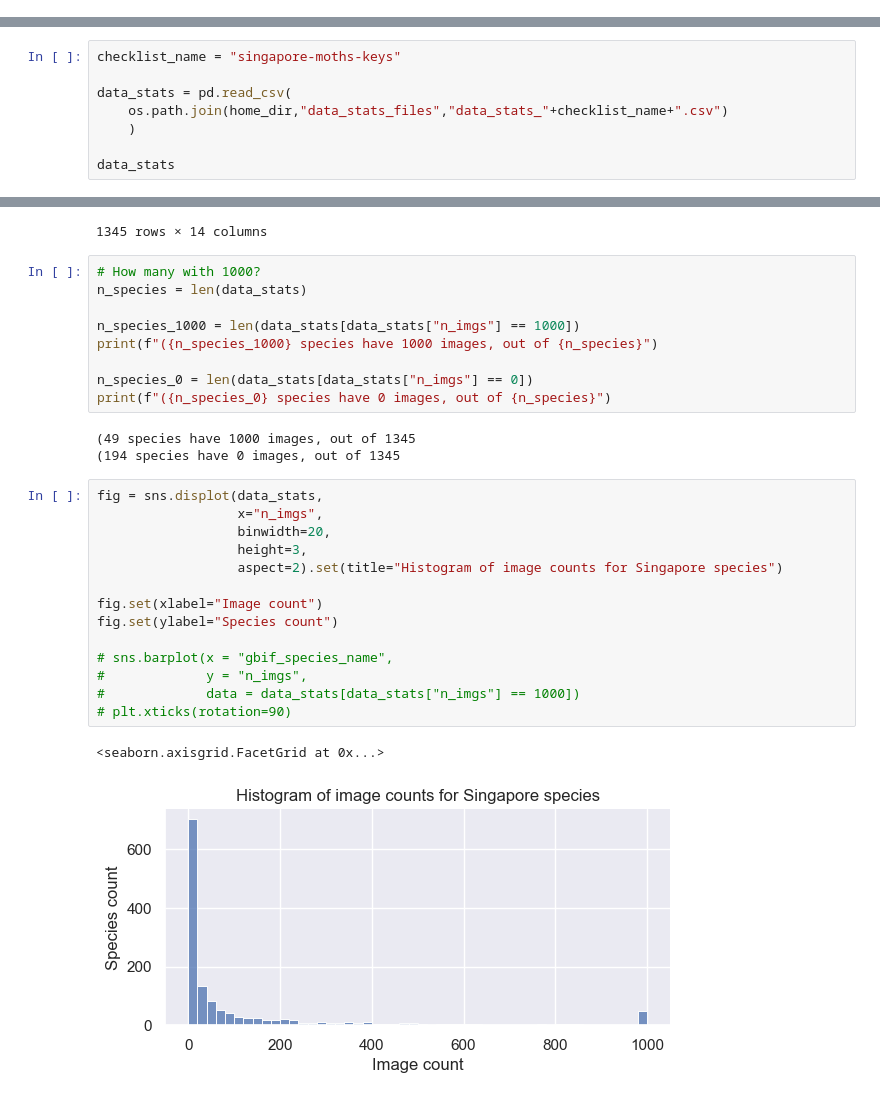
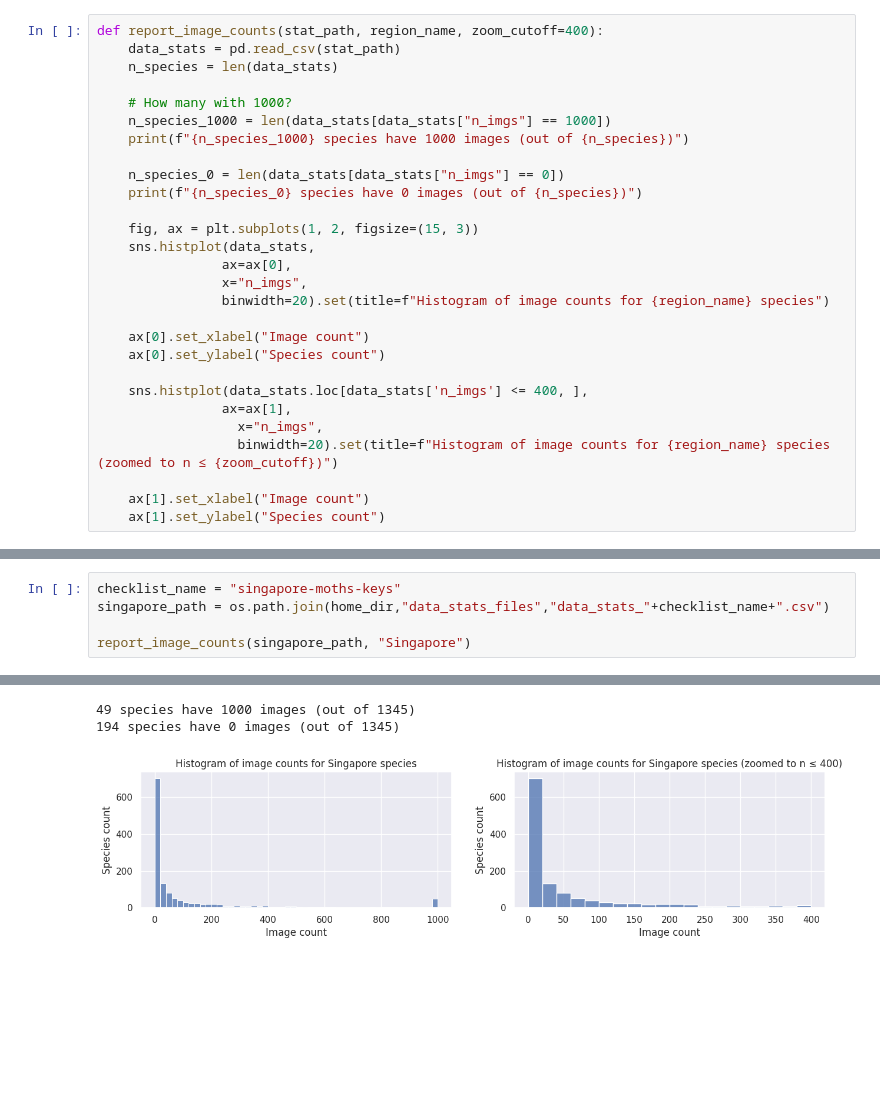
Before and after one commit to AMI-system/gbif_download_standalone, a Jupyter notebook: helper_scripts/plot_data_statistics.ipynb, the cells around one changed output, grey strips where cells are left out. Saved outputs shown, nothing was run; the diff lists cells and outputs as text; blank space fills up the shorter version.

Commit message:
Refactor plot functions

```diff
--- a/helper_scripts/plot_data_statistics.ipynb
+++ b/helper_scripts/plot_data_statistics.ipynb
@@ -13,0 +21,28 @@ home_dir
+# %%
+def report_image_counts(stat_path, region_name, zoom_cutoff=400):
+    data_stats = pd.read_csv(stat_path)
+    n_species = len(data_stats)
+
+    # How many with 1000?
+    n_species_1000 = len(data_stats[data_stats["n_imgs"] == 1000])
+    print(f"{n_species_1000} species have 1000 images (out of {n_species})")
+
+    n_species_0 = len(data_stats[data_stats["n_imgs"] == 0])
+    print(f"{n_species_0} species have 0 images (out of {n_species})")
+
+    fig, ax = plt.subplots(1, 2, figsize=(15, 3))
+    sns.histplot(data_stats,
+                ax=ax[0],
+                x="n_imgs",
+                binwidth=20).set(title=f"Histogram of image counts for {region_name} species")
+
+    ax[0].set_xlabel("Image count")
+    ax[0].set_ylabel("Species count")
+
+    sns.histplot(data_stats.loc[data_stats['n_imgs'] <= 400, ],
+                ax=ax[1],
+                  x="n_imgs",
+                  binwidth=20).set(title=f"Histogram of image counts for {region_name} species (zoomed to n ≤ {zoom_cutoff})")
+
+    ax[1].set_xlabel("Image count")
+    ax[1].set_ylabel("Species count")
@@ -14,9 +60,6 @@ home_dir
 # %%
 checklist_name = "singapore-moths-keys"
+singapore_path = os.path.join(home_dir,"data_stats_files","data_stats_"+checklist_name+".csv")
 
-data_stats = pd.read_csv(
-    os.path.join(home_dir,"data_stats_files","data_stats_"+checklist_name+".csv")
-    )
-
-data_stats
+report_image_counts(singapore_path, "Singapore")
 # %% [output]
@@ -35,30 +66,3 @@ data_stats
-1345 rows × 14 columns
+49 species have 1000 images (out of 1345)
+194 species have 0 images (out of 1345)
+[figure, added]
-# %%
-# How many with 1000?
-n_species = len(data_stats)
-
-n_species_1000 = len(data_stats[data_stats["n_imgs"] == 1000])
-print(f"({n_species_1000} species have 1000 images, out of {n_species}")
-
-n_species_0 = len(data_stats[data_stats["n_imgs"] == 0])
-print(f"({n_species_0} species have 0 images, out of {n_species}")
-# %% [output]
-(49 species have 1000 images, out of 1345
-(194 species have 0 images, out of 1345
-# %%
-fig = sns.displot(data_stats,
-                  x="n_imgs",
-                  binwidth=20,
-                  height=3,
-                  aspect=2).set(title="Histogram of image counts for Singapore species")
-
-fig.set(xlabel="Image count")
-fig.set(ylabel="Species count")
-
-# sns.barplot(x = "gbif_species_name",
-#             y = "n_imgs",
-#             data = data_stats[data_stats["n_imgs"] == 1000])
-# plt.xticks(rotation=90)
-# %% [output]
-<seaborn.axisgrid.FacetGrid at 0x...>
-[figure, removed]
```
Also changed, not shown: parts of 14 cells of this notebook.
